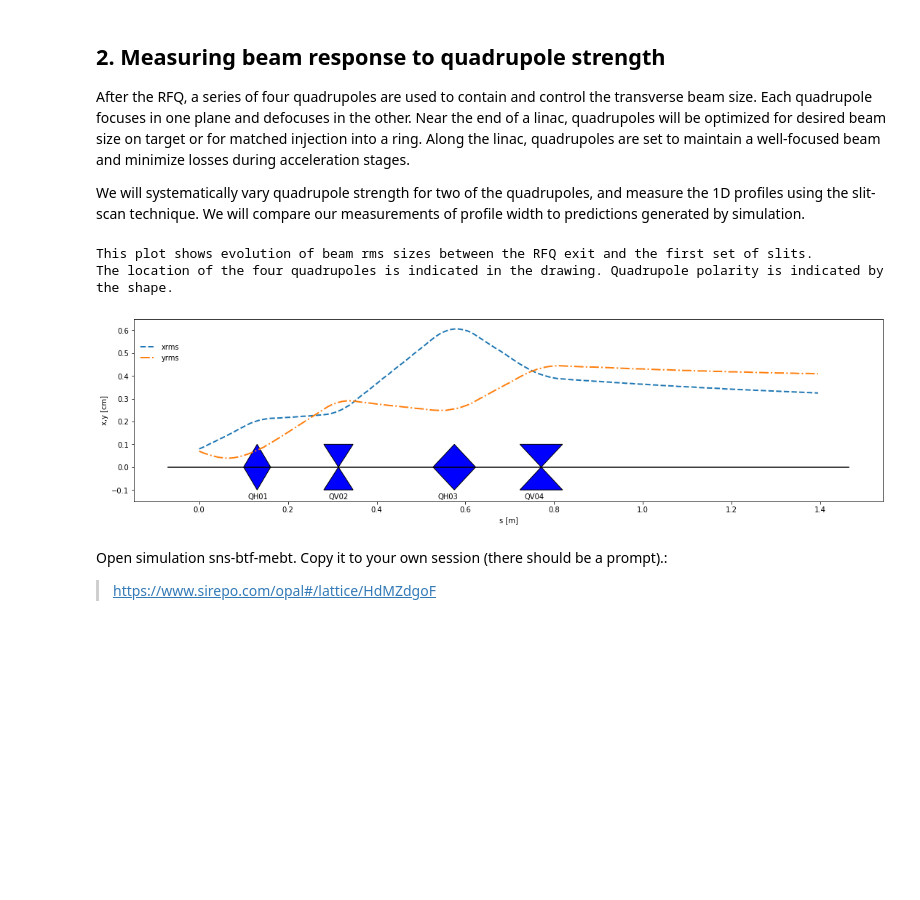
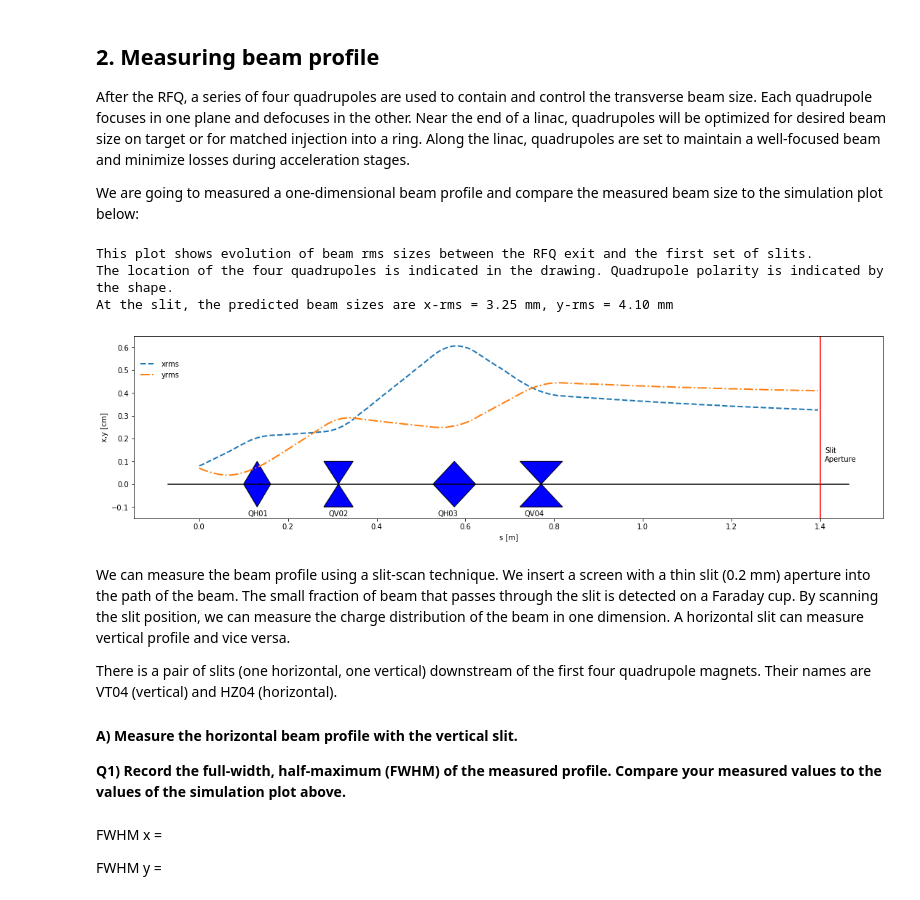
Before and after one commit to uspas/fundamentals-labs, a Jupyter notebook: sns-btf-measurement.ipynb, the cells around one changed output. Cells and saved outputs as stored; diff of their text form; code cells hidden in the pictures; blank space fills up the shorter version.

Commit message:
first draft

```diff
--- a/sns-btf-measurement.ipynb
+++ b/sns-btf-measurement.ipynb
@@ -20,9 +30,9 @@
 # %% [markdown]
-## 2. Measuring beam response to quadrupole strength
+## 2. Measuring beam profile
 
 After the RFQ, a series of four quadrupoles are used to contain and control the transverse beam size. Each quadrupole focuses in one plane and defocuses in the other. Near the end of a linac, quadrupoles will be optimized for desired beam size on target or for matched injection into a ring. Along the linac, quadrupoles are set to maintain a well-focused beam and minimize losses during acceleration stages.
 
-We will systematically vary quadrupole strength for two of the quadrupoles, and measure the 1D profiles using the slit-scan technique. We will compare our measurements of profile width to predictions generated by simulation.
+We are going to measured a one-dimensional beam profile and compare the measured beam size to the simulation plot below:
 # %%
 ## Ignore this code box; This produces the plot of beam size vs s
 
@@ -69,34 +79,50 @@ def magparse(magval):
 def drawmag(magval,h):
 
     if not(type(h)==list):
         h = [-h,h]
 
     s0,s1,i,name = magparse(magval)
     c = magval[0]
     m = 0.5*(h[0]+h[1])
 
     if i==1: #Positive quad
         pts = np.array([[s0,m],[c,h[1]],[s1,m],[c,h[0]]])
     elif i==-1: # negative quad
         pts = np.array([[c,m],[s0,h[1]],[s1,h[1]],[c,m],[s1,h[0]],[s0,h[0]]])
 
     plt.text(s0+.01,h[0]-.04,name,color='k')
 
 
 
     p = Polygon(pts, fc='blue',ec="black")
     ax = plt.gca()
     ax.add_patch(p)
 
 h=[-.1,.1];
 plt.sca(ax1)
 plt.plot(plt.xlim(),[0.5*(h[0]+h[1]),0.5*(h[0]+h[1])],'k')
 for mag in maglist:
     drawmag(mag,h)
+
+plt.plot([1.4,1.4],plt.ylim(),'r')
+plt.text(1.41,.1,'Slit\nAperture');
+
+
+print('At the slit, the predicted beam sizes are x-rms = %.2f mm, y-rms = %.2f mm'%(10*df.xrms.iloc[-1],10*df.yrms.iloc[-1]))
 # %% [output]
 This plot shows evolution of beam rms sizes between the RFQ exit and the first set of slits.
 The location of the four quadrupoles is indicated in the drawing. Quadrupole polarity is indicated by the shape.
+At the slit, the predicted beam sizes are x-rms = 3.25 mm, y-rms = 4.10 mm
-[figure, old version]
+[figure, new version]
-# %% [markdown]
-Open simulation sns-btf-mebt. Copy it to your own session (there should be a prompt).:
-> https://www.sirepo.com/opal#/lattice/HdMZdgoF
+# %% [markdown]
+We can measure the beam profile using a slit-scan technique. We insert a screen with a thin slit (0.2 mm) aperture into the path of the beam. The small fraction of beam that passes through the slit is detected on a Faraday cup. By scanning the slit position, we can measure the charge distribution of the beam in one dimension. A horizontal slit can measure vertical profile and vice versa.
+
+There is a pair of slits (one horizontal, one vertical) downstream of the first four quadrupole magnets. Their names are VT04 (vertical) and HZ04 (horizontal).
+
+#### A) Measure the horizontal beam profile with the vertical slit.
+
+**Q1) Record the full-width, half-maximum (FWHM) of the measured profile. Compare your measured values to the values of the simulation plot above.**
+# %% [markdown]
+FWHM x =
+
+FWHM y =
```
Also changed, not shown: parts of 16 cells of this notebook.
